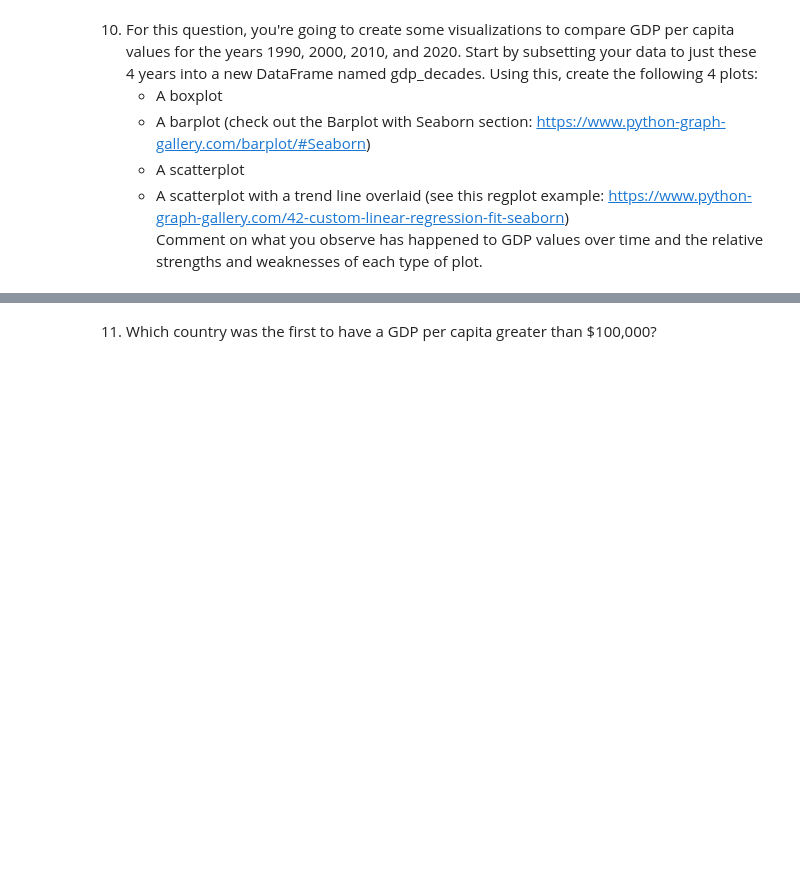
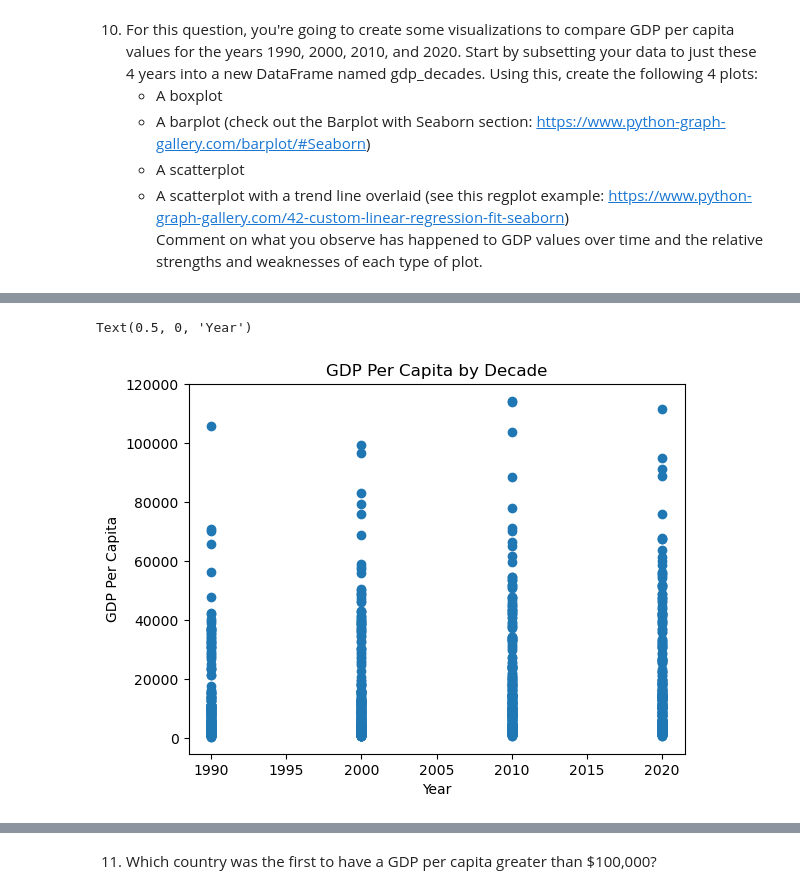
Before and after one commit to NSS-Data-Analytics-Cohort-10/gdp-and-internet-usage-emmydoore, a Jupyter notebook: notebooks/gdp-and-internet-usage.ipynb, the cells around one changed output, grey strips where cells are left out. Drawn from its saved outputs; the diff is of its cells as text; code cells hidden in the pictures; blank space fills up the shorter version.

```diff
--- a/notebooks/gdp-and-internet-usage.ipynb
+++ b/notebooks/gdp-and-internet-usage.ipynb
@@ -226,0 +220,9 @@ plt.title('GDP Per Capita by Decade')
+# %%
+#scatterplot
+plt.scatter(x='Year',y='GDP_Per_Capita',data=gdp_decades)
+plt.title('GDP Per Capita by Decade')
+plt.ylabel('GDP Per Capita')
+plt.xlabel('Year')
+# %% [output]
+Text(0.5, 0, 'Year')
+[figure, added]
```
Also changed, not shown: parts of 39 cells of this notebook.
